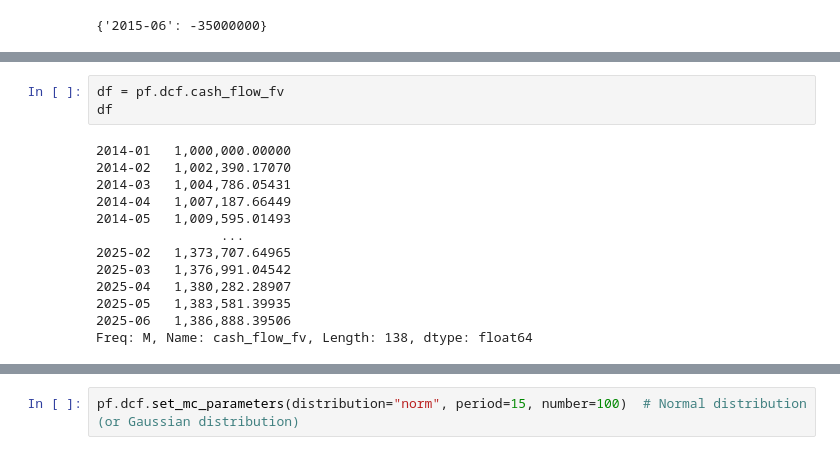
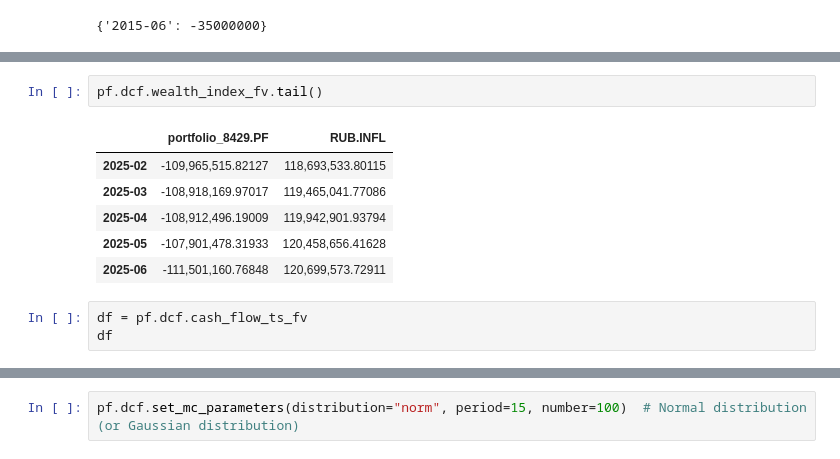
Before and after one commit to mbk-dev/okama, a Jupyter notebook: main_notebook.ipynb, the cells around one changed output, grey strips where cells are left out. Cells and saved outputs as stored; diff of their text form.

```diff
--- a/main_notebook.ipynb
+++ b/main_notebook.ipynb
@@ -99,16 +91,12 @@ dtype: object
+# %%
+pf.dcf.wealth_index_fv.tail()
+# %% [output]
+|  | portfolio_8429.PF | RUB.INFL |
+| 2025-02 | -109,965,515.82127 | 118,693,533.80115 |
+| 2025-03 | -108,918,169.97017 | 119,465,041.77086 |
+| 2025-04 | -108,912,496.19009 | 119,942,901.93794 |
+| 2025-05 | -107,901,478.31933 | 120,458,656.41628 |
+| 2025-06 | -111,501,160.76848 | 120,699,573.72911 |
 # %%
-df = pf.dcf.cash_flow_fv
+df = pf.dcf.cash_flow_ts_fv
 df
-# %% [output]
-2014-01   1,000,000.00000
-2014-02   1,002,390.17070
-2014-03   1,004,786.05431
-2014-04   1,007,187.66449
-2014-05   1,009,595.01493
-                ...
-2025-02   1,373,707.64965
-2025-03   1,376,991.04542
-2025-04   1,380,282.28907
-2025-05   1,383,581.39935
-2025-06   1,386,888.39506
-Freq: M, Name: cash_flow_fv, Length: 138, dtype: float64
```
Also changed, not shown: parts of 20 cells of this notebook, 6 other files.
